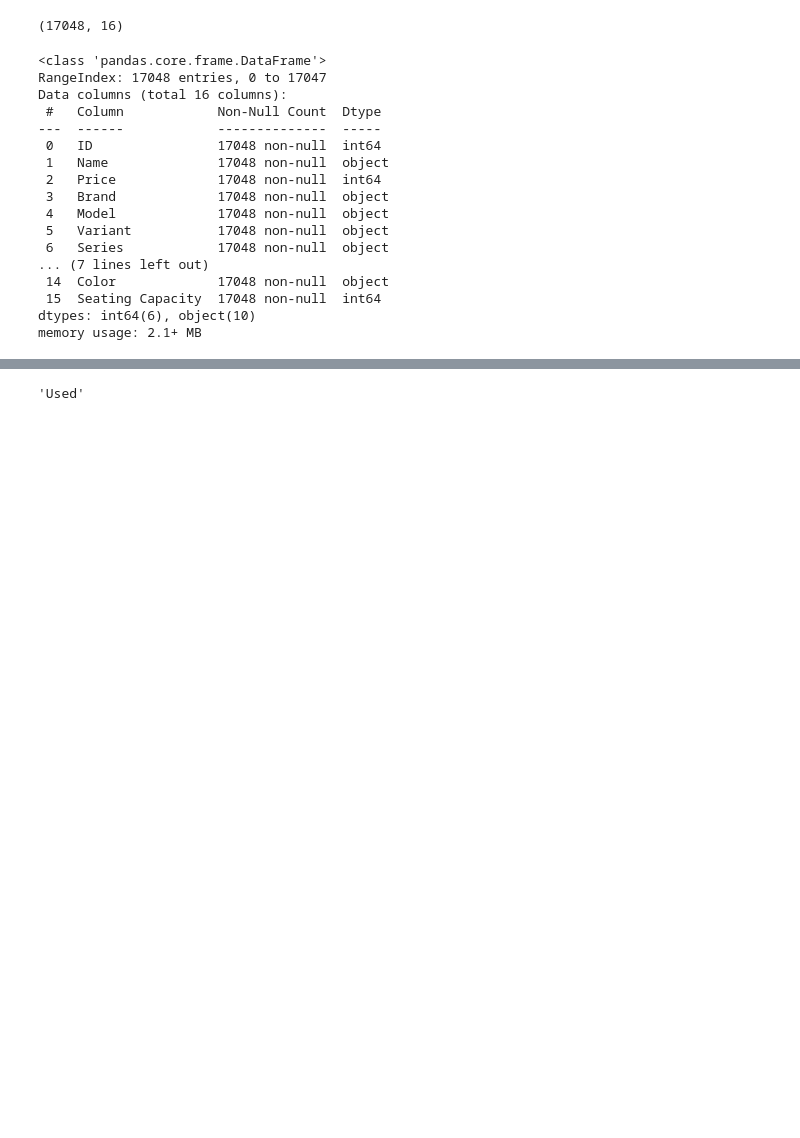
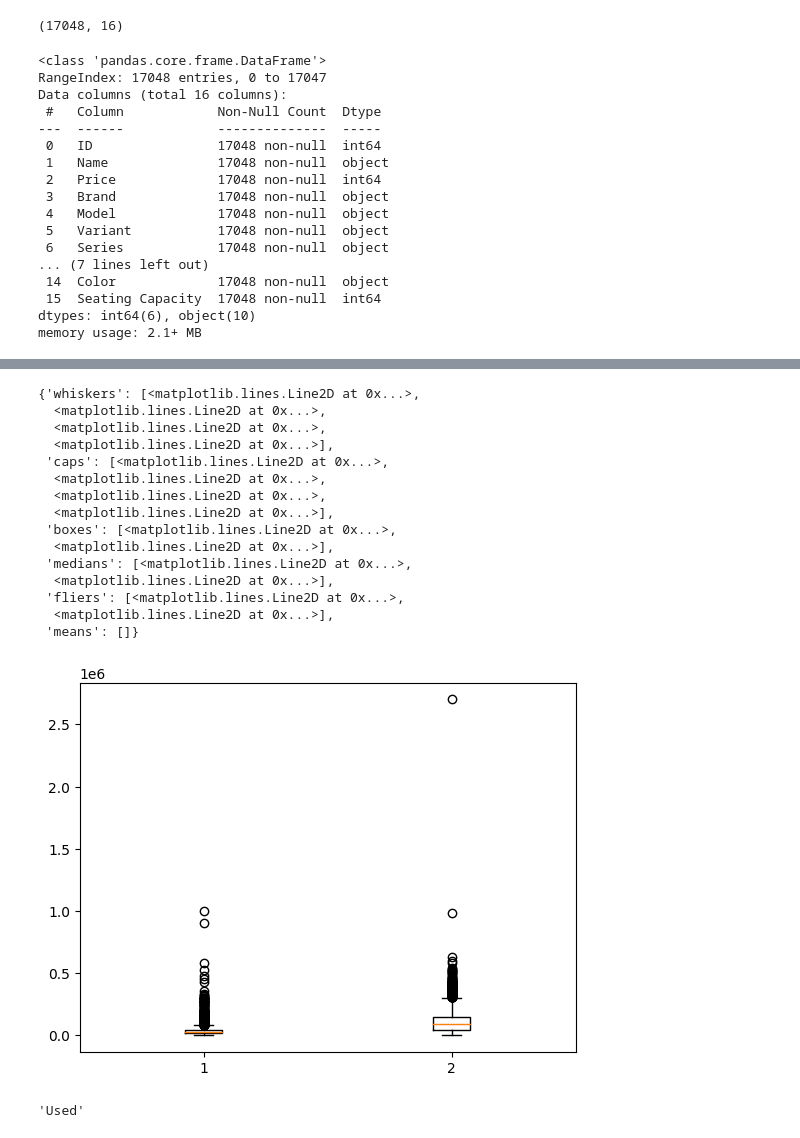
Before and after one commit to thaynanff/Data-Science-Projects, a Jupyter notebook: Data Science and Analytics/8. Australian Automotive Market/Australian Automotive Market.ipynb, the cells around one changed output, grey strips where cells are left out. Drawn from its saved outputs; the diff is of its cells as text; code cells hidden in the pictures; blank space fills up the shorter version.

```diff
--- a/Data Science and Analytics/8. Australian Automotive Market/Australian Automotive Market.ipynb
+++ b/Data Science and Analytics/8. Australian Automotive Market/Australian Automotive Market.ipynb
@@ -14,7 +22,7 @@ We will try to answer these questions:
 # %% [markdown]
 ## 1. Reading, visualising and describing the dataset
 # %%
-df = pd.read_csv('/kaggle/input/cars-sold-in-australia/cars.csv')
+df = pd.read_csv('/content/cars.csv')
 
 df.head()
 # %% [output]
@@ -89,3 +139,24 @@ memory usage: 2.1+ MB
+# %%
+fig, axs = plt.subplots()
+
+axs.boxplot(df.loc[:,['Price', 'Kilometers']])
+# %% [output]
+{'whiskers': [<matplotlib.lines.Line2D at 0x...>,
+  <matplotlib.lines.Line2D at 0x...>,
+  <matplotlib.lines.Line2D at 0x...>,
+  <matplotlib.lines.Line2D at 0x...>],
+ 'caps': [<matplotlib.lines.Line2D at 0x...>,
+  <matplotlib.lines.Line2D at 0x...>,
+  <matplotlib.lines.Line2D at 0x...>,
+  <matplotlib.lines.Line2D at 0x...>],
+ 'boxes': [<matplotlib.lines.Line2D at 0x...>,
+  <matplotlib.lines.Line2D at 0x...>],
+ 'medians': [<matplotlib.lines.Line2D at 0x...>,
+  <matplotlib.lines.Line2D at 0x...>],
+ 'fliers': [<matplotlib.lines.Line2D at 0x...>,
+  <matplotlib.lines.Line2D at 0x...>],
+ 'means': []}
+[figure, added]
 # %%
 df2 = df.copy()
 
```
Also changed, not shown: parts of 7 cells of this notebook.
